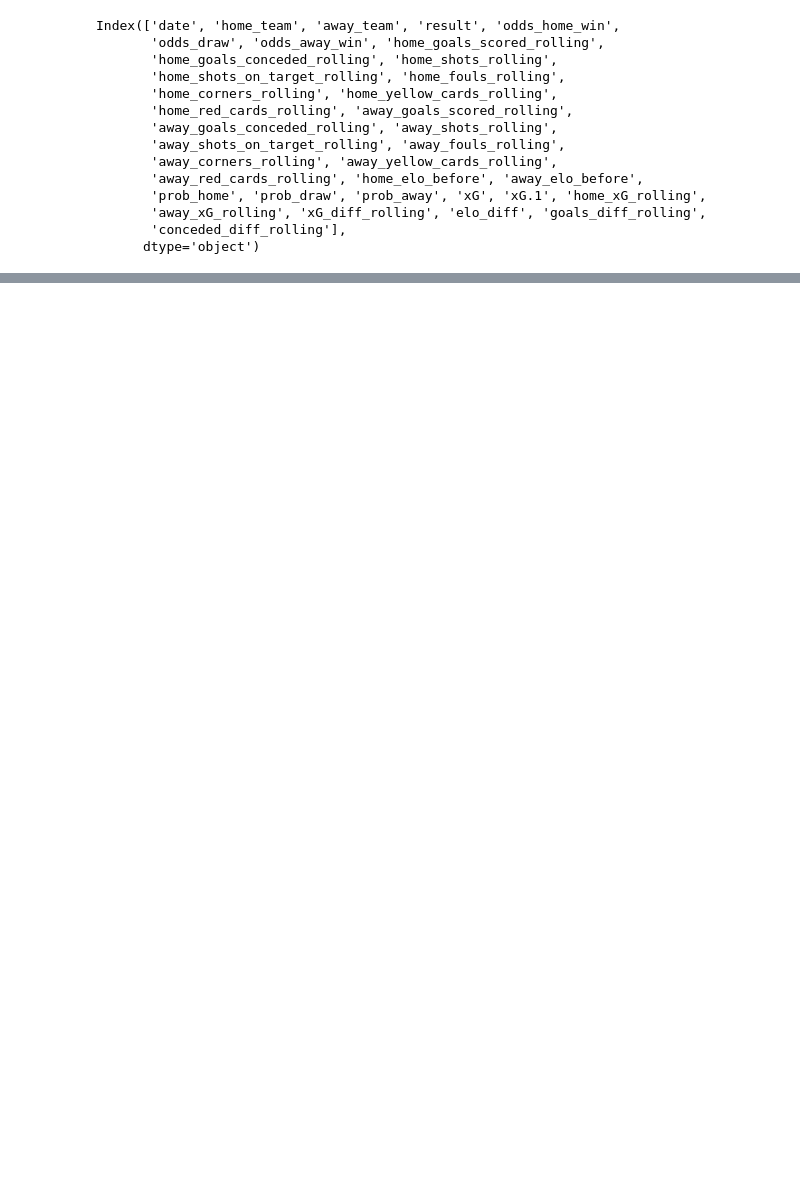
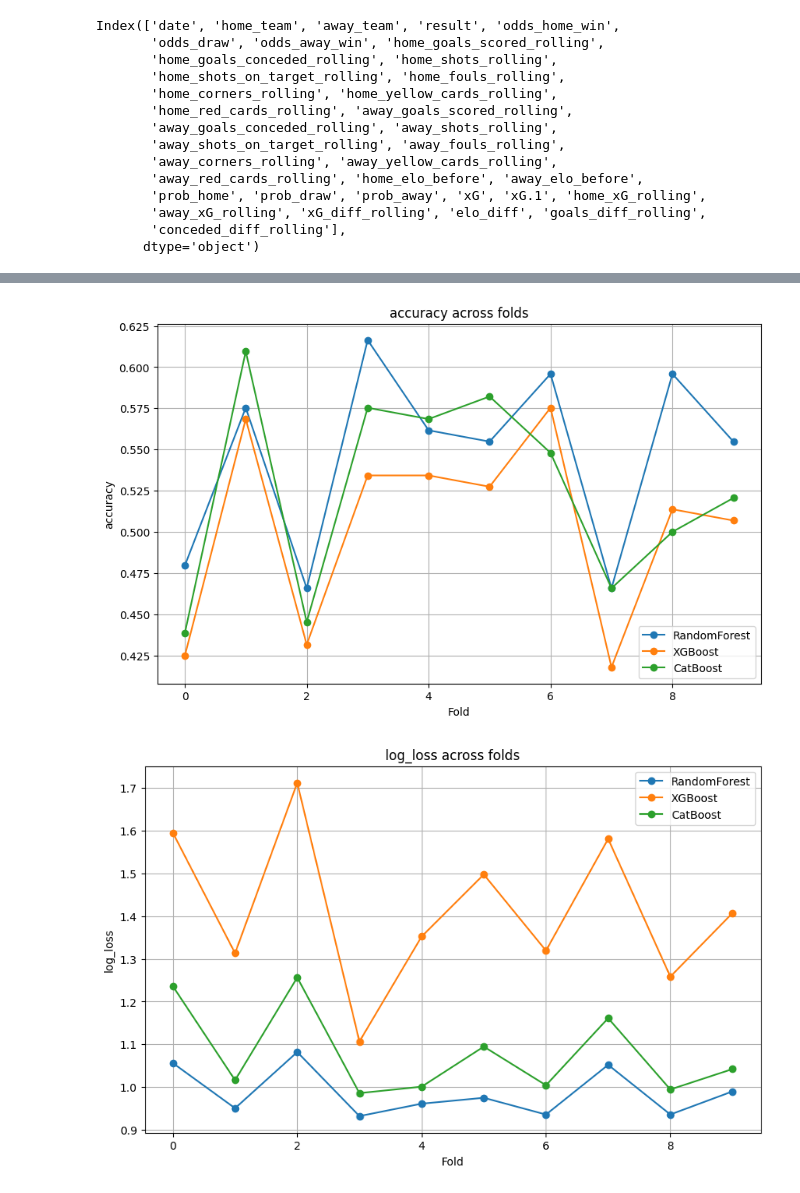
Before and after one commit to ejcalvillo/ai_sports_analytics, a Jupyter notebook: Notebooks/Advanced/classification.ipynb, the cells around one changed output, grey strips where cells are left out. Cells and saved outputs as stored; diff of their text form; code cells hidden in the pictures; blank space fills up the shorter version.

```diff
--- a/Notebooks/Advanced/classification.ipynb
+++ b/Notebooks/Advanced/classification.ipynb
@@ -280,0 +347,21 @@ Baseline (Most Frequent Class = 2): 0.47
+# %%
+def compare_models_metrics(results, metric):
+    plt.figure(figsize=(10,6))
+
+    for model_name, model_results in results.items():
+        df = pd.DataFrame(model_results)
+        plt.plot(df[metric], marker='o', label=model_name)
+
+    plt.title(f"{metric} across folds")
+    plt.xlabel("Fold")
+    plt.ylabel(metric)
+    plt.legend()
+    plt.grid(True)
+    plt.show()
+
+compare_models_metrics(results, "accuracy")
+compare_models_metrics(results, "log_loss")
+compare_models_metrics(results, "brier")
+# %% [output]
+[figure, added]
+[figure, added]
```
Also changed, not shown: parts of 20 cells of this notebook, 13 other files.
